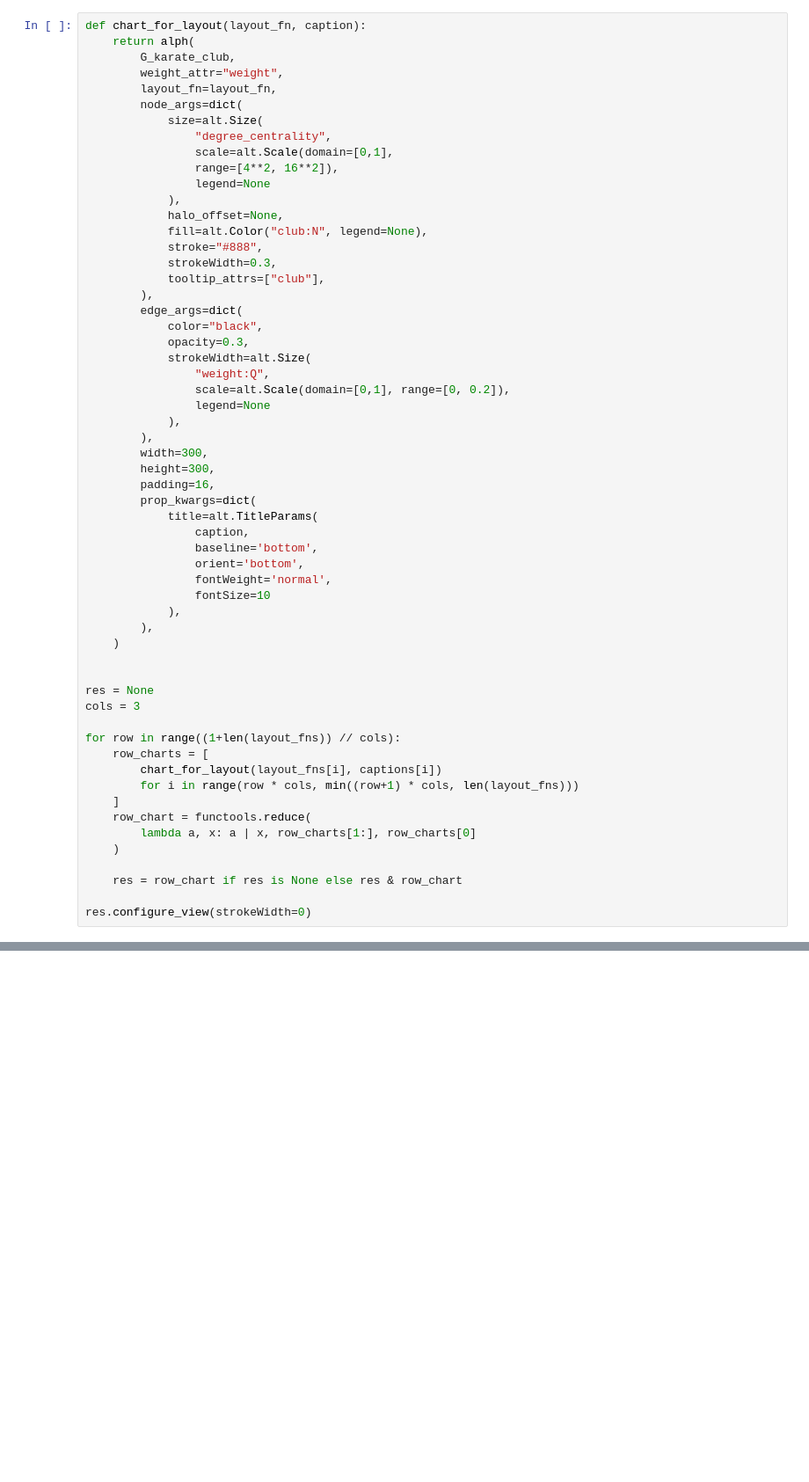
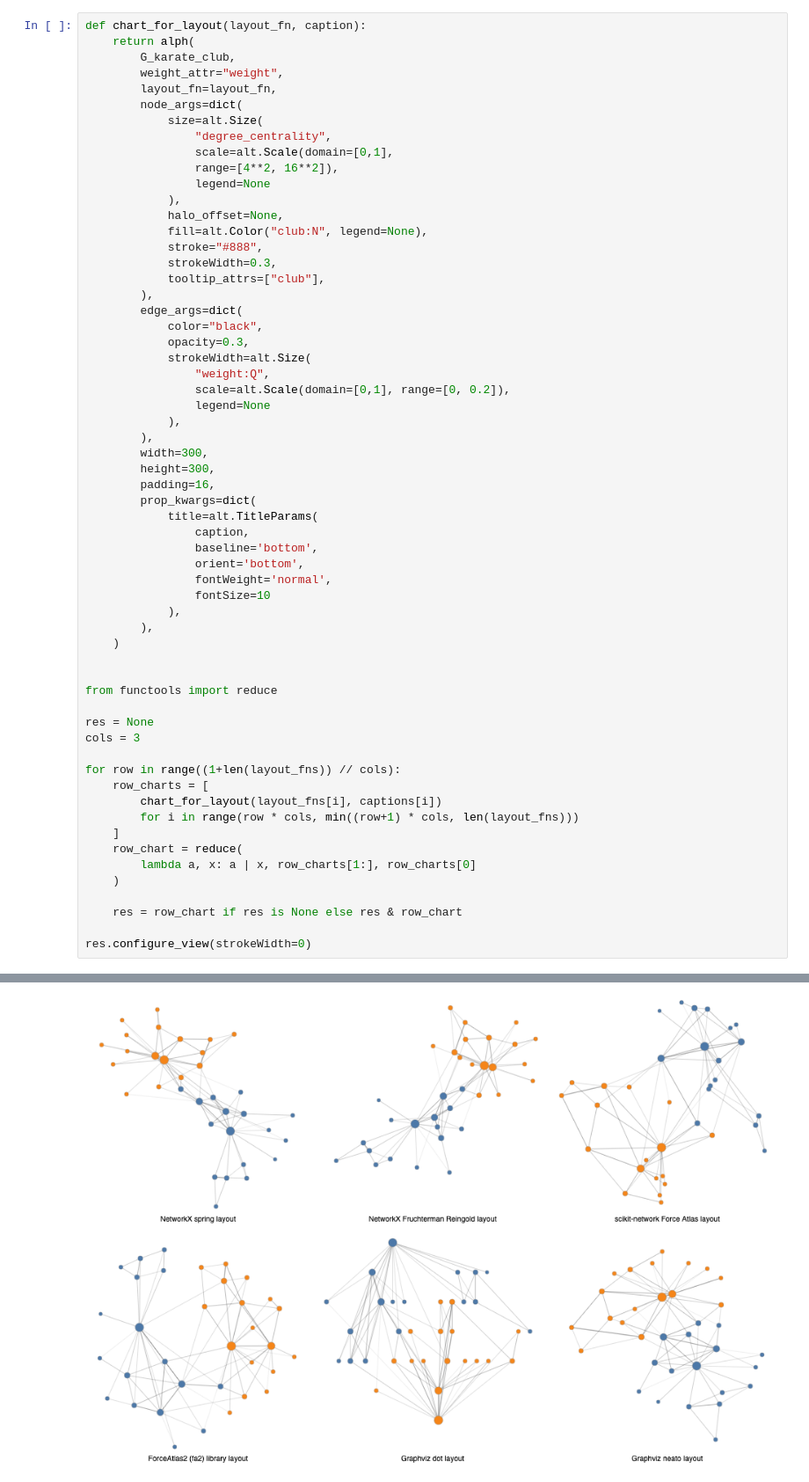
Before and after one commit to connectedcompany/alph, a Jupyter notebook: examples/3_layouts.ipynb, the cells around one changed output, grey strips where cells are left out. Shown at 88% size. Drawn from its saved outputs; the diff is of its cells as text; blank space fills up the shorter version.

```diff
--- a/examples/3_layouts.ipynb
+++ b/examples/3_layouts.ipynb
@@ -104,6 +102,8 @@ def chart_for_layout(layout_fn, caption):
     )
 
 
+from functools import reduce
+
 res = None
 cols = 3
 
@@ -112,7 +112,7 @@ for row in range((1+len(layout_fns)) // cols):
         chart_for_layout(layout_fns[i], captions[i])
         for i in range(row * cols, min((row+1) * cols, len(layout_fns)))
     ]
-    row_chart = functools.reduce(
+    row_chart = reduce(
         lambda a, x: a | x, row_charts[1:], row_charts[0]
     )
 
@@ -123,0 +123 @@ res.configure_view(strokeWidth=0)
+[figure, added]
```
Also changed, not shown: parts of 2 cells of this notebook, 3 other files.
